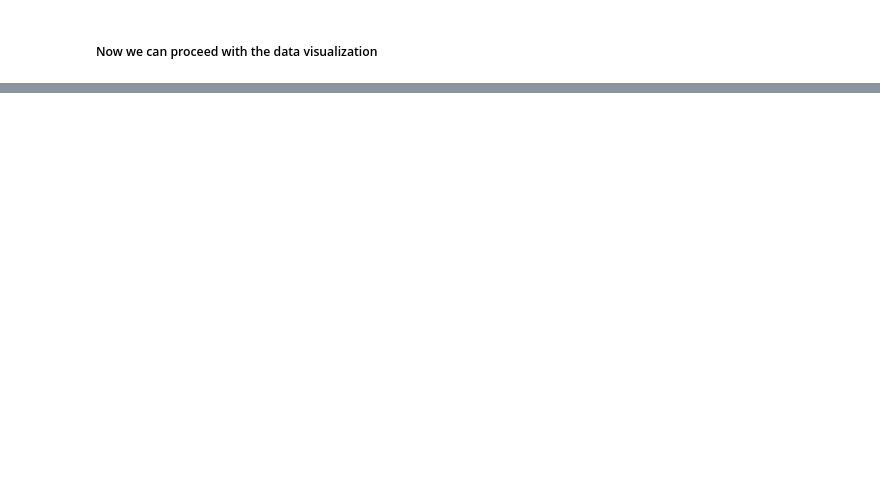
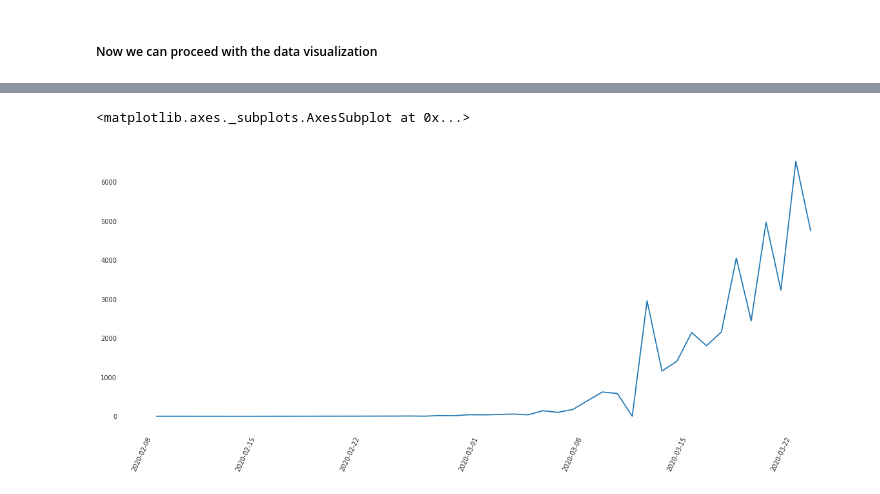
Before and after one commit to JoelDela/Projects, a Jupyter notebook: CoVid-19/CoVid-19.ipynb, the cells around one changed output, grey strips where cells are left out. Cells and saved outputs as stored; diff of their text form; code cells hidden in the pictures; blank space fills up the shorter version.

```diff
--- a/CoVid-19/CoVid-19.ipynb
+++ b/CoVid-19/CoVid-19.ipynb
@@ -183,0 +280,9 @@ data_covid.loc[:,'Last Update']=pd.to_datetime(data_covid.loc[:,'Last Update'])
+# %%
+spain_diff=spain.loc[:,'Confirmed'].diff()
+# %%
+plt.figure(figsize=(20,8))
+plt.xticks(rotation=65)
+sns.lineplot(data=spain_diff)
+# %% [output]
+<matplotlib.axes._subplots.AxesSubplot at 0x...>
+[figure, added]
```
Also changed, not shown: parts of 11 cells of this notebook.
